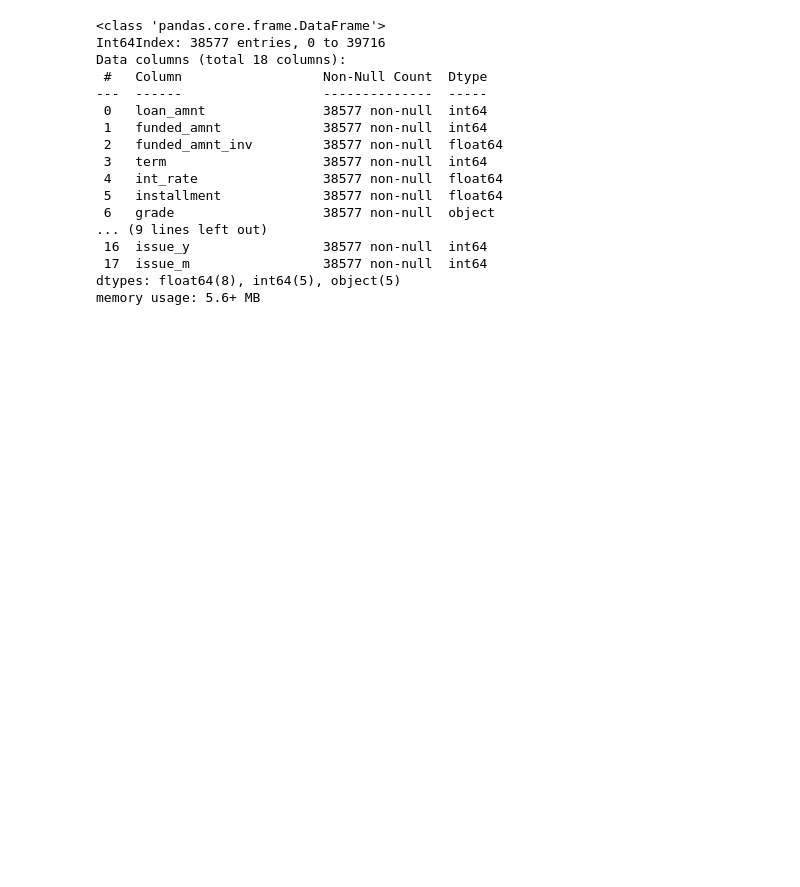
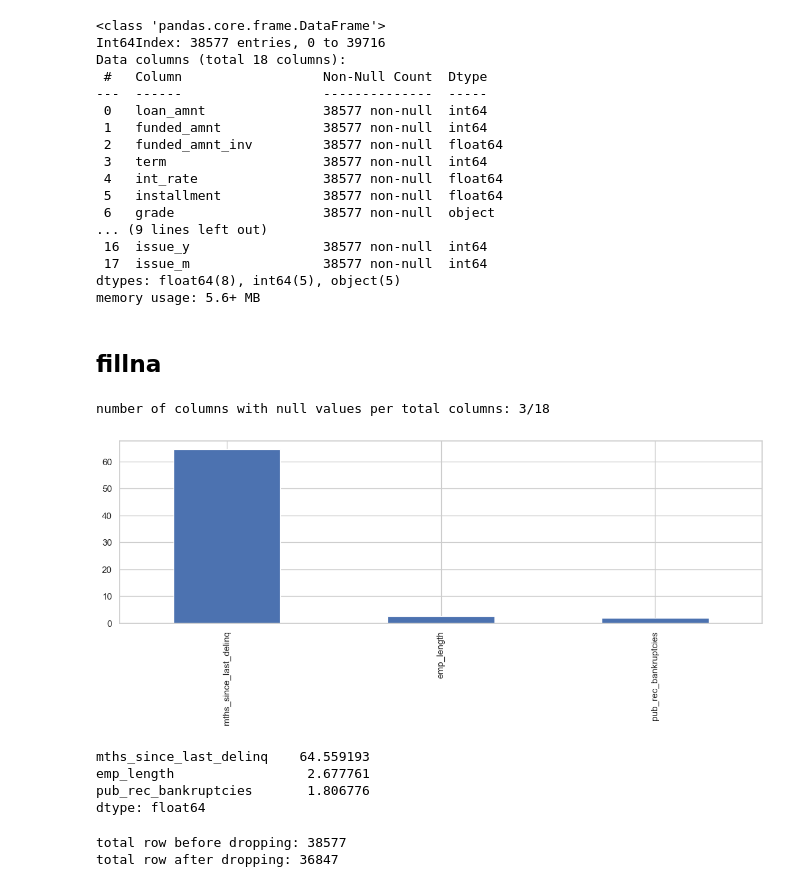
Before and after one commit to cuonghv0298/LendingClubCaseStudy, a Jupyter notebook: eda.ipynb, the cells around one changed output. Cells and saved outputs as stored; diff of their text form; code cells hidden in the pictures; blank space fills up the shorter version.

```diff
--- a/eda.ipynb
+++ b/eda.ipynb
@@ -356,3 +356,31 @@ Data columns (total 18 columns):
  17  issue_m                 38577 non-null  int64
 dtypes: float64(8), int64(5), object(5)
 memory usage: 5.6+ MB
+# %% [markdown]
+## fillna
+# %%
+# check NAN columns again
+# check nullratio
+r_null = 100*(df.isnull().sum()/len((df)))
+null_colummns = r_null[r_null > 0].sort_values(ascending = False)
+print(f'number of columns with null values per total columns: {len(null_colummns)}/{len(df.columns)}')
+null_colummns.plot(kind='bar',figsize=(14,4))
+plt.show()
+# %% [output]
+number of columns with null values per total columns: 3/18
+[figure, added]
+# %%
+null_colummns
+# %% [output]
+mths_since_last_delinq    64.559193
+emp_length                 2.677761
+pub_rec_bankruptcies       1.806776
+dtype: float64
+# %%
+# pub_rec_bankruptcies and emp_length have less nan so I decide to drop rows
+print('total row before dropping:', df.shape[0])
+df = df.dropna(subset=['emp_length','pub_rec_bankruptcies'])
+print('total row after dropping:', df.shape[0])
+# %% [output]
+total row before dropping: 38577
+total row after dropping: 36847
```
Also changed, not shown: parts of 8 cells of this notebook.
